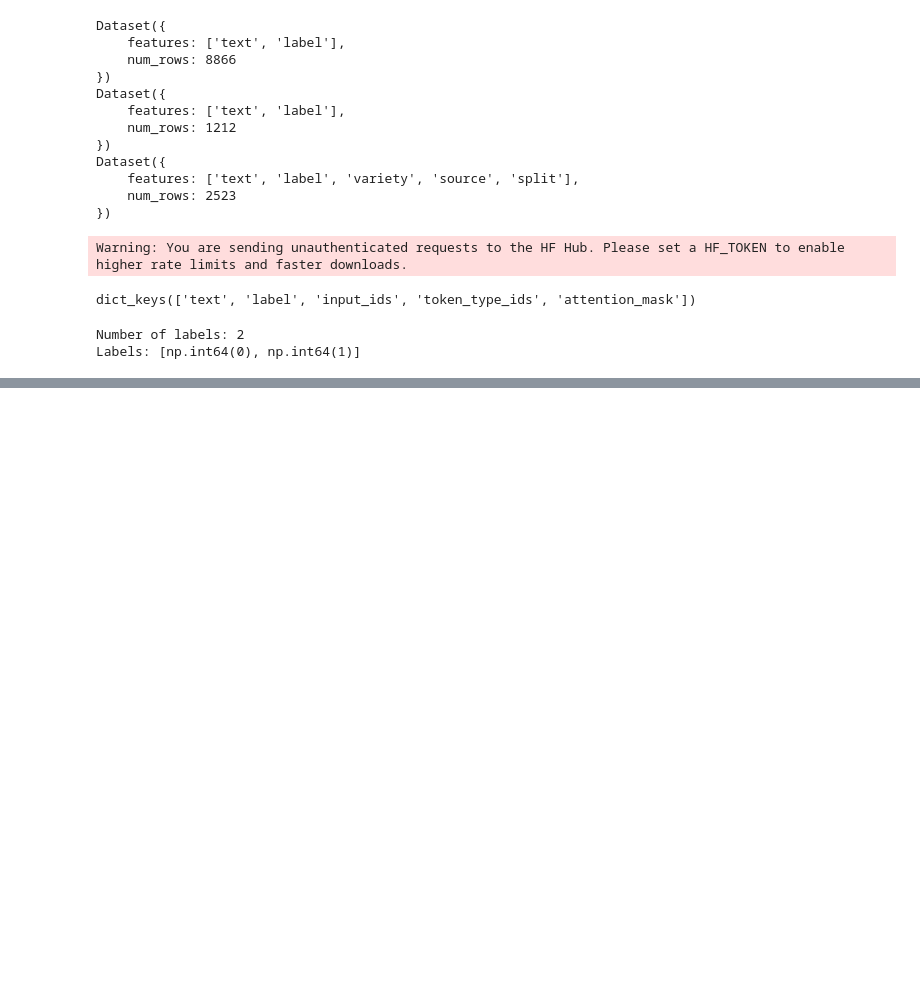
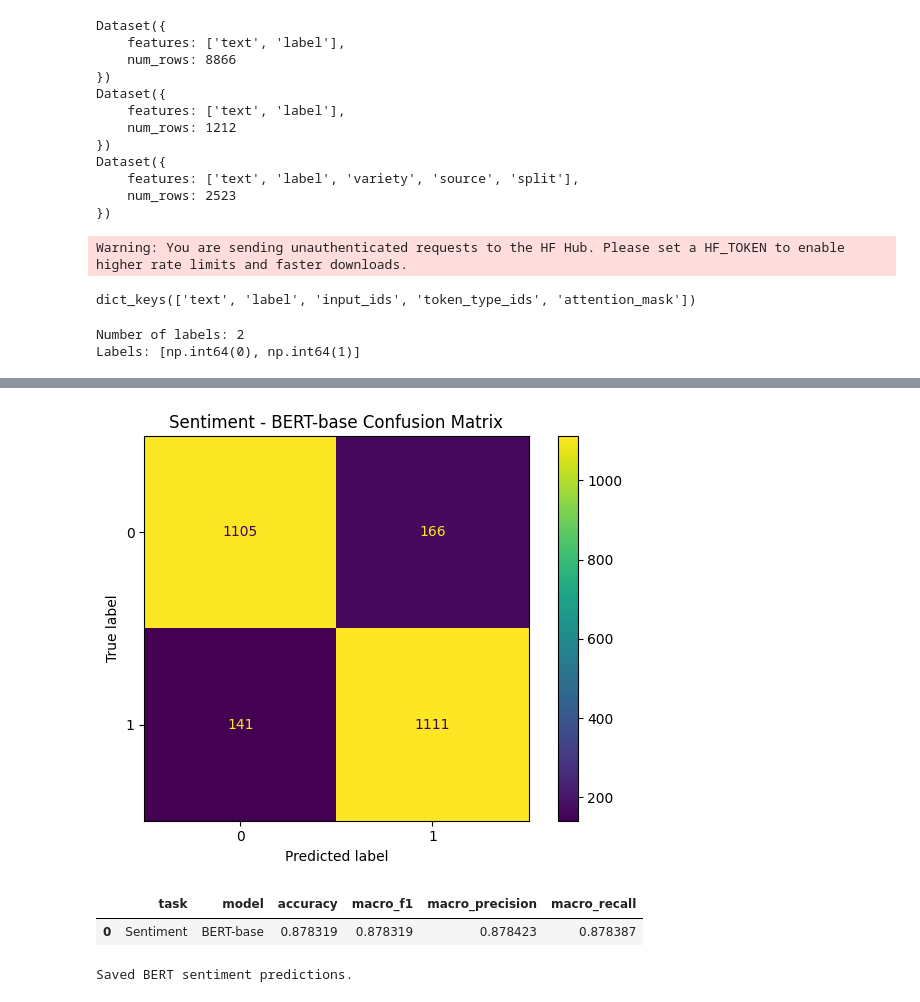
Before and after one commit to 104240199-creator/sentiment-sarcasm-analysis, a Jupyter notebook: notebooks/04_bert_sentiment.ipynb, the cells around one changed output, grey strips where cells are left out. Drawn from its saved outputs; the diff is of its cells as text; code cells hidden in the pictures; blank space fills up the shorter version.

```diff
--- a/notebooks/04_bert_sentiment.ipynb
+++ b/notebooks/04_bert_sentiment.ipynb
@@ -198,7 +225,8 @@ training_args = TrainingArguments(
     weight_decay=0.01,
     logging_steps=50,
     save_strategy="no",
-    report_to="none",
+    report_to="wandb",
+    run_name="bert-base-sentiment",
     fp16=use_fp16
 )
 
@@ -211,6 +239,6 @@ trainer = Trainer(
     args=training_args,
     train_dataset=train_data,
     eval_dataset=valid_data,
-    tokenizer=tokenizer,
+    processing_class=tokenizer,
     compute_metrics=compute_metrics
 )
@@ -218,0 +245,2 @@ TypeError: Trainer.__init__() got an unexpected keyword argument 'tokenizer'
+# %%
+trainer.train()
@@ -218,0 +257,7 @@ TypeError: Trainer.__init__() got an unexpected keyword argument 'tokenizer'
+# %%
+test_output = trainer.predict(test_data)
+
+logits = test_output.predictions
+bert_pred = np.argmax(logits, axis=1)
+
+y_test = test_df["label"].values
@@ -218,0 +298,38 @@ TypeError: Trainer.__init__() got an unexpected keyword argument 'tokenizer'
+# %%
+ConfusionMatrixDisplay.from_predictions(y_test, bert_pred)
+
+plt.title("Sentiment - BERT-base Confusion Matrix")
+plt.tight_layout()
+plt.savefig("../outputs/figures/bert_sentiment_confusion_matrix.png", dpi=300)
+plt.show()
+# %% [output]
+[figure, added]
+# %%
+bert_results = [
+    {
+        "task": "Sentiment",
+        "model": "BERT-base",
+        "accuracy": bert_accuracy,
+        "macro_f1": bert_f1,
+        "macro_precision": bert_precision,
+        "macro_recall": bert_recall
+    }
+]
+
+bert_results_df = pd.DataFrame(bert_results)
+
+bert_results_df.to_csv("../outputs/tables/bert_sentiment_results.csv", index=False)
+
+bert_results_df
+# %% [output]
+|  | task | model | accuracy | macro_f1 | macro_precision | macro_recall |
+| 0 | Sentiment | BERT-base | 0.878319 | 0.878319 | 0.878423 | 0.878387 |
+# %%
+prediction_df = test_df.copy()
+prediction_df["bert_prediction"] = bert_pred
+
+prediction_df.to_csv("../outputs/predictions/bert_sentiment_predictions.csv", index=False)
+
+print("Saved BERT sentiment predictions.")
+# %% [output]
+Saved BERT sentiment predictions.
```
Also changed, not shown: parts of 18 cells of this notebook, 37 other files.
